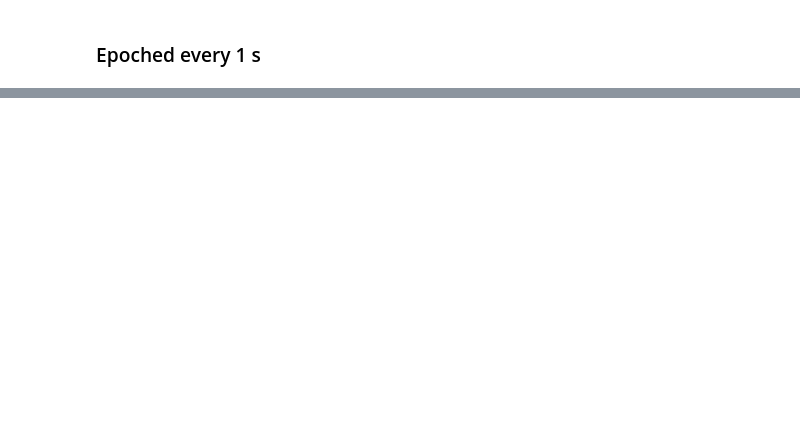
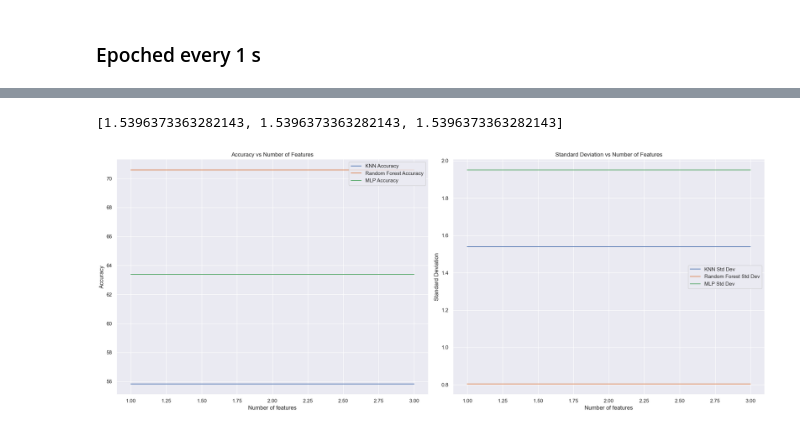
Before and after one commit to LukeCepza/MasterThesis, a Jupyter notebook: scripts/Processing/classification/Freq_class.ipynb, the cells around one changed output, grey strips where cells are left out. Drawn from its saved outputs; the diff is of its cells as text; code cells hidden in the pictures; blank space fills up the shorter version.

```diff
--- a/scripts/Processing/classification/Freq_class.ipynb
+++ b/scripts/Processing/classification/Freq_class.ipynb
@@ -363,0 +599,4 @@ Std Dev of K-Fold Accuracy of Random Forest: 1.55%
+# %%
+from Terminator import Terminator
+t17 = Terminator("D:\shared_git\MaestriaThesis\FeaturesTabs\pp01_t17.csv", feature_select = 'entropy', Hyperparam = False, method = 'dwt_energy',
+    Types = [1,2,3,4,5,6,7,8,9,10,11,12], mod = ['Air','Air','Air','Air','Vib','Vib','Vib','Vib','Car','Car','Car','Car'])
@@ -363,0 +694,38 @@ Std Dev of K-Fold Accuracy of Random Forest: 1.55%
+# %%
+
+rf_acc.append(rf_results['mean_accuracy'] if use_cv else rf_results)
+knn_acc.append(knn_results['mean_accuracy'] if use_cv else knn_results)
+MLP_acc.append(mlp_results['mean_accuracy'] if use_cv else mlp_results)
+
+if use_cv:
+    rf_std_dev.append(rf_results['std_accuracy'])
+    knn_std_dev.append(knn_results['std_accuracy'])
+    MLP_std_dev.append(mlp_results['std_accuracy'])
+
+for feature in rfe.__features__:
+    feature_counts[feature] = feature_counts.get(feature, 0) + 1
+# %%
+print(knn_std_dev)
+fig, (ax1, ax2) = plt.subplots(1, 2, figsize=(20, 8))
+sns.set_theme(style="darkgrid")
+
+sns.lineplot(x=[1,2,3], y=knn_acc, ax=ax1, label='KNN Accuracy')
+sns.lineplot(x=[1,2,3], y=rf_acc, ax=ax1, label='Random Forest Accuracy')
+sns.lineplot(x=[1,2,3], y=MLP_acc, ax=ax1, label='MLP Accuracy')
+ax1.set_title('Accuracy vs Number of Features')
+ax1.set_xlabel('Number of features')
+ax1.set_ylabel('Accuracy')
+
+if use_cv:
+    sns.lineplot(x=[1,2,3], y=knn_std_dev, ax=ax2, label='KNN Std Dev')
+    sns.lineplot(x=[1,2,3], y=rf_std_dev, ax=ax2, label='Random Forest Std Dev')
+    sns.lineplot(x=[1,2,3], y=MLP_std_dev, ax=ax2, label='MLP Std Dev')
+    ax2.set_title('Standard Deviation vs Number of Features')
+    ax2.set_xlabel('Number of features')
+    ax2.set_ylabel('Standard Deviation')
+
+plt.tight_layout()
+plt.show()
+# %% [output]
+[1.5396373363282143, 1.5396373363282143, 1.5396373363282143]
+[figure, added]
```
Also changed, not shown: parts of 24 cells of this notebook, 20 other files.
